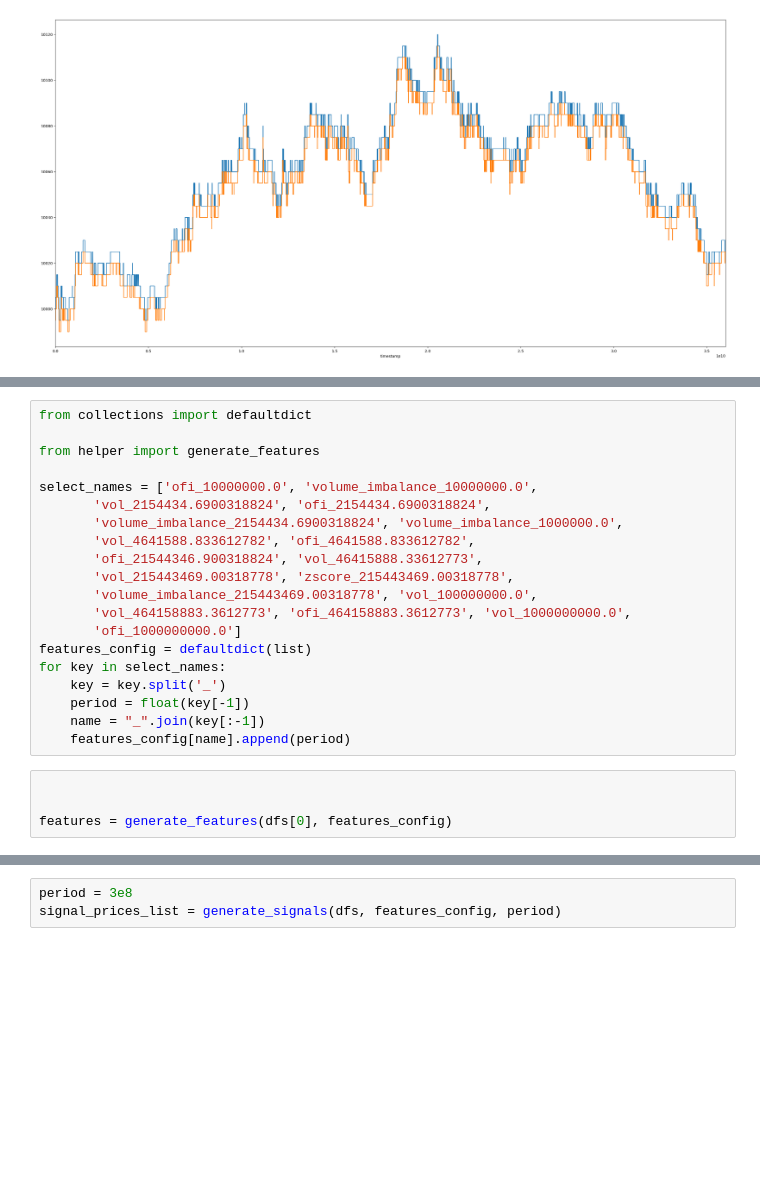
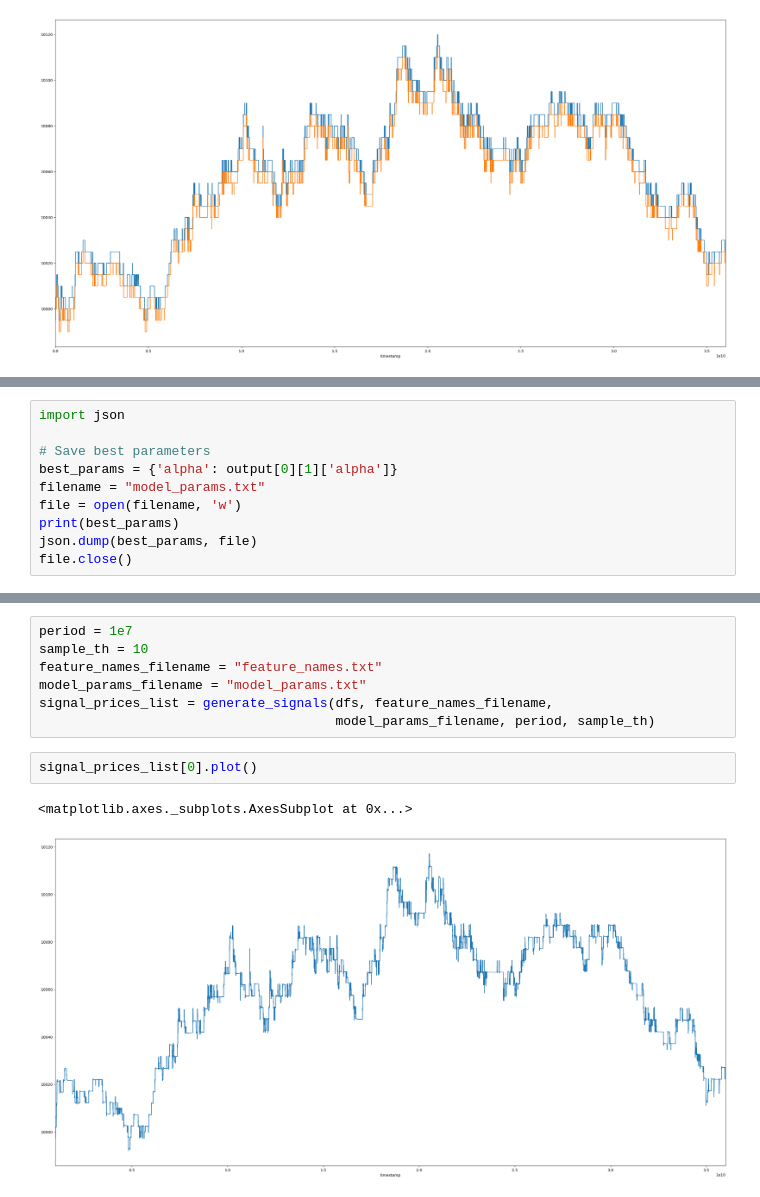
Before and after one commit to jjakimoto/Development, a Jupyter notebook: project/Order Flow Analysis.ipynb, the cells around one changed output, grey strips where cells are left out. Cells and saved outputs as stored; diff of their text form; blank space fills up the shorter version.

```diff
--- a/project/Order Flow Analysis.ipynb
+++ b/project/Order Flow Analysis.ipynb
@@ -421,24 +432,0 @@ for i in range(5):
-# %%
-from collections import defaultdict
-
-from helper import generate_features
-
-select_names = ['ofi_10000000.0', 'volume_imbalance_10000000.0',
-       'vol_2154434.6900318824', 'ofi_2154434.6900318824',
-       'volume_imbalance_2154434.6900318824', 'volume_imbalance_1000000.0',
-       'vol_4641588.833612782', 'ofi_4641588.833612782',
-       'ofi_21544346.900318824', 'vol_46415888.33612773',
-       'vol_215443469.00318778', 'zscore_215443469.00318778',
-       'volume_imbalance_215443469.00318778', 'vol_100000000.0',
-       'vol_464158883.3612773', 'ofi_464158883.3612773', 'vol_1000000000.0',
-       'ofi_1000000000.0']
-features_config = defaultdict(list)
-for key in select_names:
-    key = key.split('_')
-    period = float(key[-1])
-    name = "_".join(key[:-1])
-    features_config[name].append(period)
-# %%
-
-
-features = generate_features(dfs[0], features_config)
@@ -444,0 +440,10 @@ features = generate_features(dfs[0], features_config)
+# %%
+import json
+
+# Save best parameters
+best_params = {'alpha': output[0][1]['alpha']}
+filename = "model_params.txt"
+file = open(filename, 'w')
+print(best_params)
+json.dump(best_params, file)
+file.close()
@@ -495,6 +506,15 @@ def generate_signals(dfs, features_config, period, model_params=None):
         signal_prices = mid_prices + pred
         signal_prices_list.append(signal_prices)
     return signal_prices_list
-# %%
-period = 3e8
-signal_prices_list = generate_signals(dfs, features_config, period)
+# %%
+period = 1e7
+sample_th = 10
+feature_names_filename = "feature_names.txt"
+model_params_filename = "model_params.txt"
+signal_prices_list = generate_signals(dfs, feature_names_filename,
+                                      model_params_filename, period, sample_th)
+# %%
+signal_prices_list[0].plot()
+# %% [output]
+<matplotlib.axes._subplots.AxesSubplot at 0x...>
+[figure, added]
```
Also changed, not shown: parts of 56 cells of this notebook, 10 other files.
